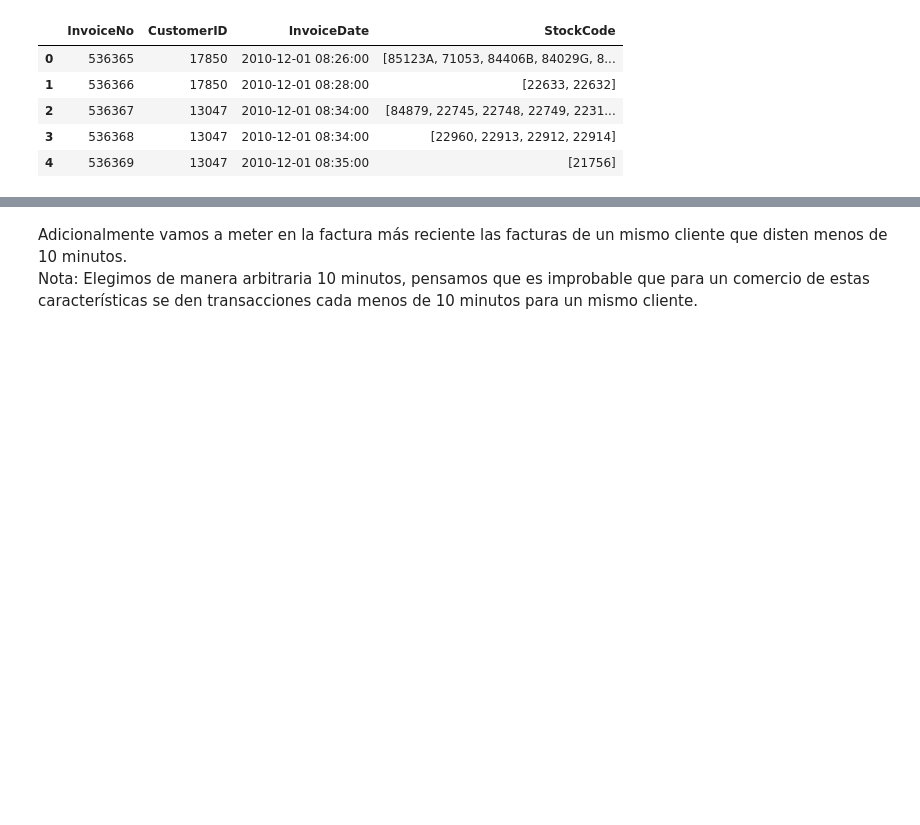
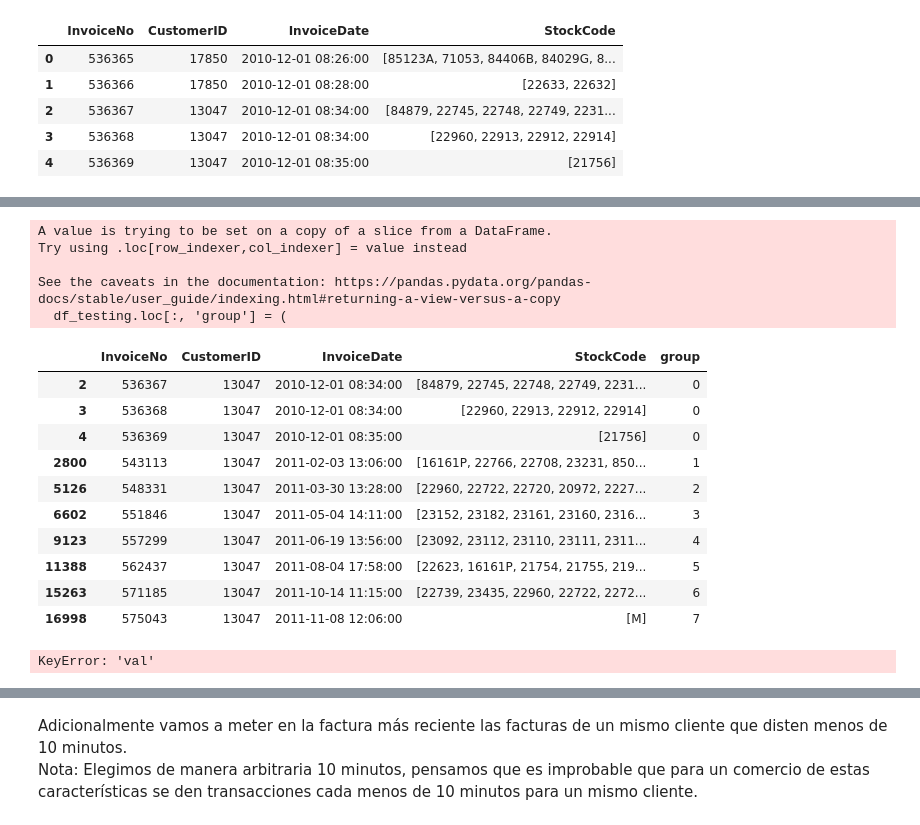
Before and after one commit to Alf-caput/LAB02_ReglasYPatronesSecuenciales, a Jupyter notebook: notebook.ipynb, the cells around one changed output, grey strips where cells are left out. Saved outputs shown, nothing was run; the diff lists cells and outputs as text; code cells hidden in the pictures; blank space fills up the shorter version.

Commit message:
grouped by date

```diff
--- a/notebook.ipynb
+++ b/notebook.ipynb
@@ -143,3 +143,6 @@ df_invoice.head()
 | 2 | 536367 | 13047 | 2010-12-01 08:34:00 | [84879, 22745, 22748, 22749, 2231... |
 | 3 | 536368 | 13047 | 2010-12-01 08:34:00 | [22960, 22913, 22912, 22914] |
 | 4 | 536369 | 13047 | 2010-12-01 08:35:00 | [21756] |
+# %%
+df_testing = df_invoice.loc[df_invoice.loc[:, 'CustomerID'] == 13047, :]
+df_testing
@@ -145,0 +161,40 @@ df_invoice.head()
+# %%
+max_distance = pd.Timedelta(minutes=5)
+df_testing.loc[:, 'group'] = (
+    df_testing
+    .sort_values('InvoiceDate')
+    .groupby('CustomerID')['InvoiceDate']
+    .diff()
+    .gt(max_distance)
+    .cumsum()
+)
+df_testing
+# %% [output]
+A value is trying to be set on a copy of a slice from a DataFrame.
+Try using .loc[row_indexer,col_indexer] = value instead
+
+See the caveats in the documentation: https://pandas.pydata.org/pandas-docs/stable/user_guide/indexing.html#returning-a-view-versus-a-copy
+  df_testing.loc[:, 'group'] = (
+|  | InvoiceNo | CustomerID | InvoiceDate | StockCode | group |
+| 2 | 536367 | 13047 | 2010-12-01 08:34:00 | [84879, 22745, 22748, 22749, 2231... | 0 |
+| 3 | 536368 | 13047 | 2010-12-01 08:34:00 | [22960, 22913, 22912, 22914] | 0 |
+| 4 | 536369 | 13047 | 2010-12-01 08:35:00 | [21756] | 0 |
+| 2800 | 543113 | 13047 | 2011-02-03 13:06:00 | [16161P, 22766, 22708, 23231, 850... | 1 |
+| 5126 | 548331 | 13047 | 2011-03-30 13:28:00 | [22960, 22722, 22720, 20972, 2227... | 2 |
+| 6602 | 551846 | 13047 | 2011-05-04 14:11:00 | [23152, 23182, 23161, 23160, 2316... | 3 |
+| 9123 | 557299 | 13047 | 2011-06-19 13:56:00 | [23092, 23112, 23110, 23111, 2311... | 4 |
+| 11388 | 562437 | 13047 | 2011-08-04 17:58:00 | [22623, 16161P, 21754, 21755, 219... | 5 |
+| 15263 | 571185 | 13047 | 2011-10-14 11:15:00 | [22739, 23435, 22960, 22722, 2272... | 6 |
+| 16998 | 575043 | 13047 | 2011-11-08 12:06:00 | [M] | 7 |
+# %%
+max_distance = pd.Timedelta(minutes=5)
+
+df["group_diff"] = df.sort_values("val")\
+                     .groupby("group_number")["val"]\
+                     .diff()\
+                     .gt(max_distance)\
+                     .cumsum()
+
+print(df)
+# %% [output]
+KeyError: 'val'
```
Also changed, not shown: parts of 8 cells of this notebook.
